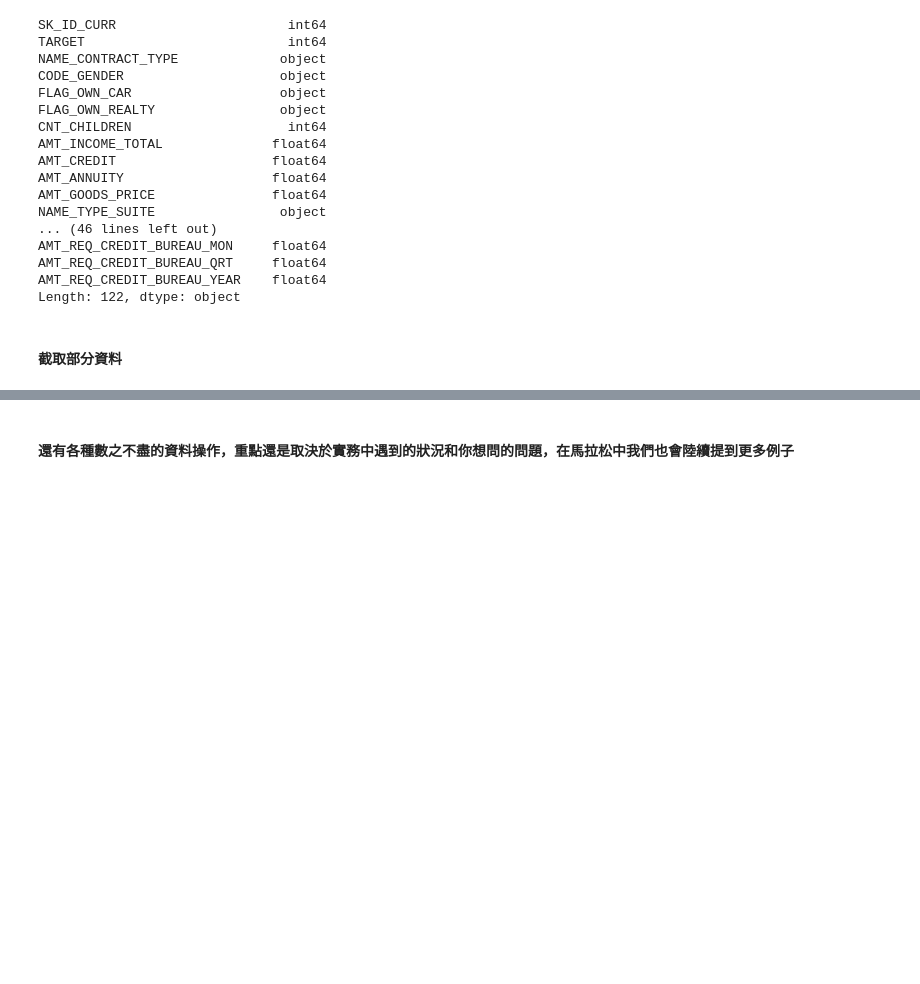
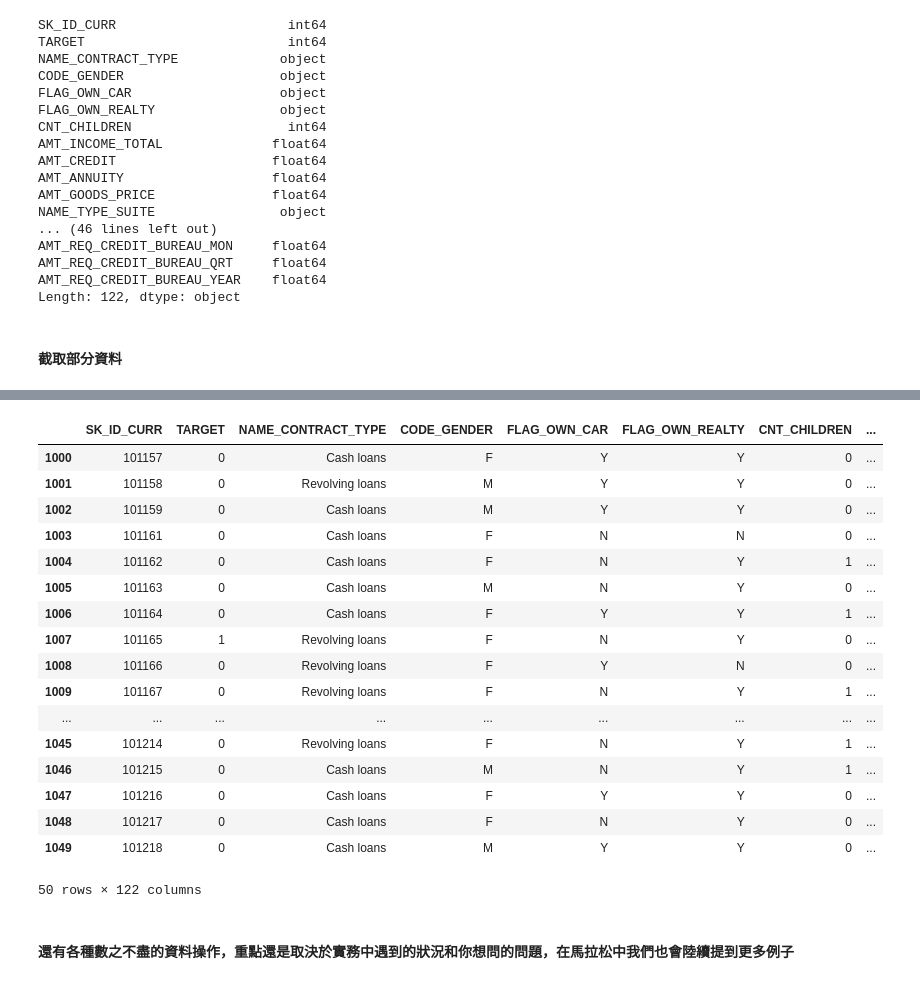
Before and after one commit to iamhouse/2nd-ML100Days, a Jupyter notebook: homework/Day_002_HW.ipynb, the cells around one changed output, grey strips where cells are left out. Saved outputs shown, nothing was run; the diff lists cells and outputs as text; code cells hidden in the pictures; blank space fills up the shorter version.

```diff
--- a/homework/Day_002_HW.ipynb
+++ b/homework/Day_002_HW.ipynb
@@ -68,3 +69,25 @@ app_train.tail()
+# %%
+#取1000~1050筆資料
+app_train[1000:1050]
+# %% [output]
+|  | SK_ID_CURR | TARGET | NAME_CONTRACT_TYPE | CODE_GENDER | FLAG_OWN_CAR | FLAG_OWN_REALTY | CNT_CHILDREN | ... |
+| 1000 | 101157 | 0 | Cash loans | F | Y | Y | 0 | ... |
+| 1001 | 101158 | 0 | Revolving loans | M | Y | Y | 0 | ... |
+| 1002 | 101159 | 0 | Cash loans | M | Y | Y | 0 | ... |
+| 1003 | 101161 | 0 | Cash loans | F | N | N | 0 | ... |
+| 1004 | 101162 | 0 | Cash loans | F | N | Y | 1 | ... |
+| 1005 | 101163 | 0 | Cash loans | M | N | Y | 0 | ... |
+| 1006 | 101164 | 0 | Cash loans | F | Y | Y | 1 | ... |
+| 1007 | 101165 | 1 | Revolving loans | F | N | Y | 0 | ... |
+| 1008 | 101166 | 0 | Revolving loans | F | Y | N | 0 | ... |
+| 1009 | 101167 | 0 | Revolving loans | F | N | Y | 1 | ... |
+| ... | ... | ... | ... | ... | ... | ... | ... | ... |
+| 1045 | 101214 | 0 | Revolving loans | F | N | Y | 1 | ... |
+| 1046 | 101215 | 0 | Cash loans | M | N | Y | 1 | ... |
+| 1047 | 101216 | 0 | Cash loans | F | Y | Y | 0 | ... |
+| 1048 | 101217 | 0 | Cash loans | F | N | Y | 0 | ... |
+| 1049 | 101218 | 0 | Cash loans | M | Y | Y | 0 | ... |
+50 rows × 122 columns
 # %% [markdown]
 #### 還有各種數之不盡的資料操作，重點還是取決於實務中遇到的狀況和你想問的問題，在馬拉松中我們也會陸續提到更多例子
 # %%
```
Also changed, not shown: parts of 2 cells of this notebook.
